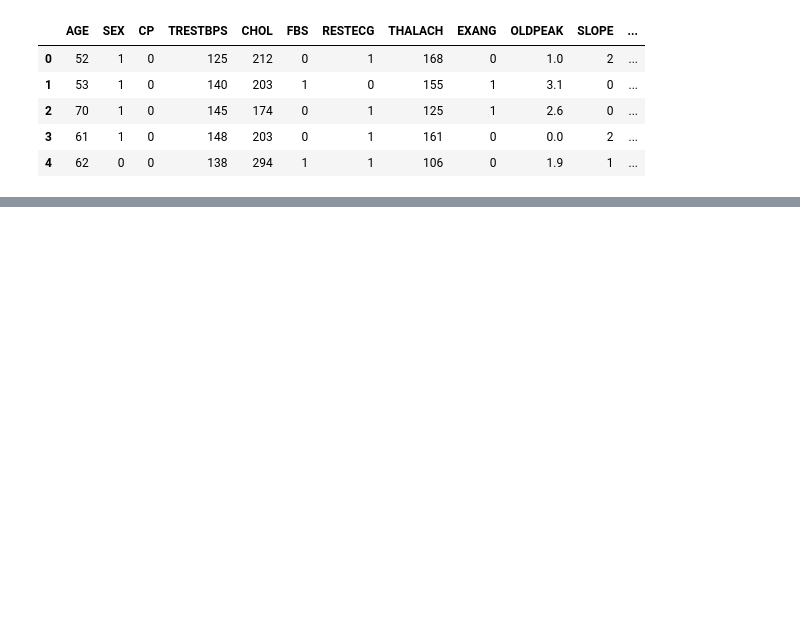
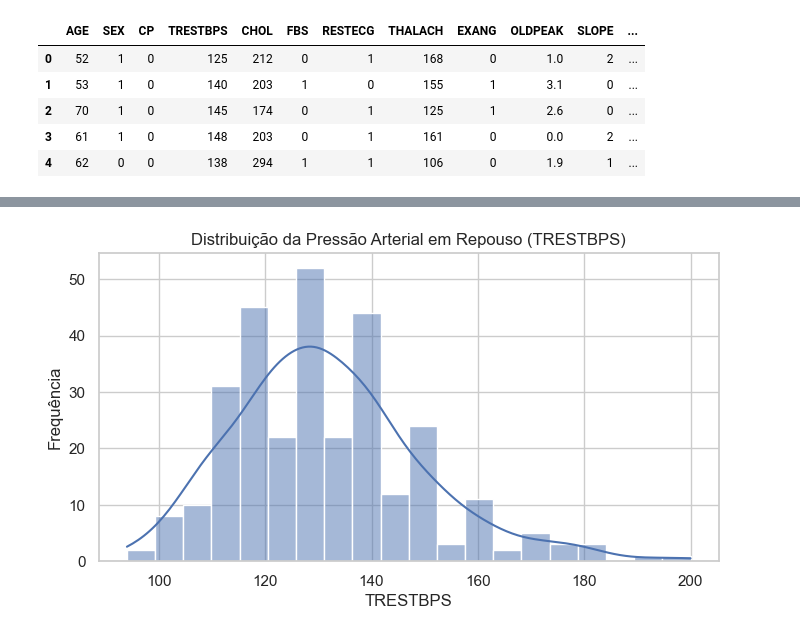
Before and after one commit to emanusousa/machine-learning-project, a Jupyter notebook: notebooks/heart.ipynb, the cells around one changed output, grey strips where cells are left out. Cells and saved outputs as stored; diff of their text form; code cells hidden in the pictures; blank space fills up the shorter version.

```diff
--- a/notebooks/heart.ipynb
+++ b/notebooks/heart.ipynb
@@ -46,0 +440,9 @@ df.head()
+# %%
+plt.figure(figsize=(8, 4))
+sns.histplot(data=df, x="TRESTBPS", kde=True, bins=20)
+plt.title("Distribuição da Pressão Arterial em Repouso (TRESTBPS)")
+plt.xlabel("TRESTBPS")
+plt.ylabel("Frequência")
+plt.show()
+# %% [output]
+[figure, added]
```
Also changed, not shown: parts of 27 cells of this notebook.
